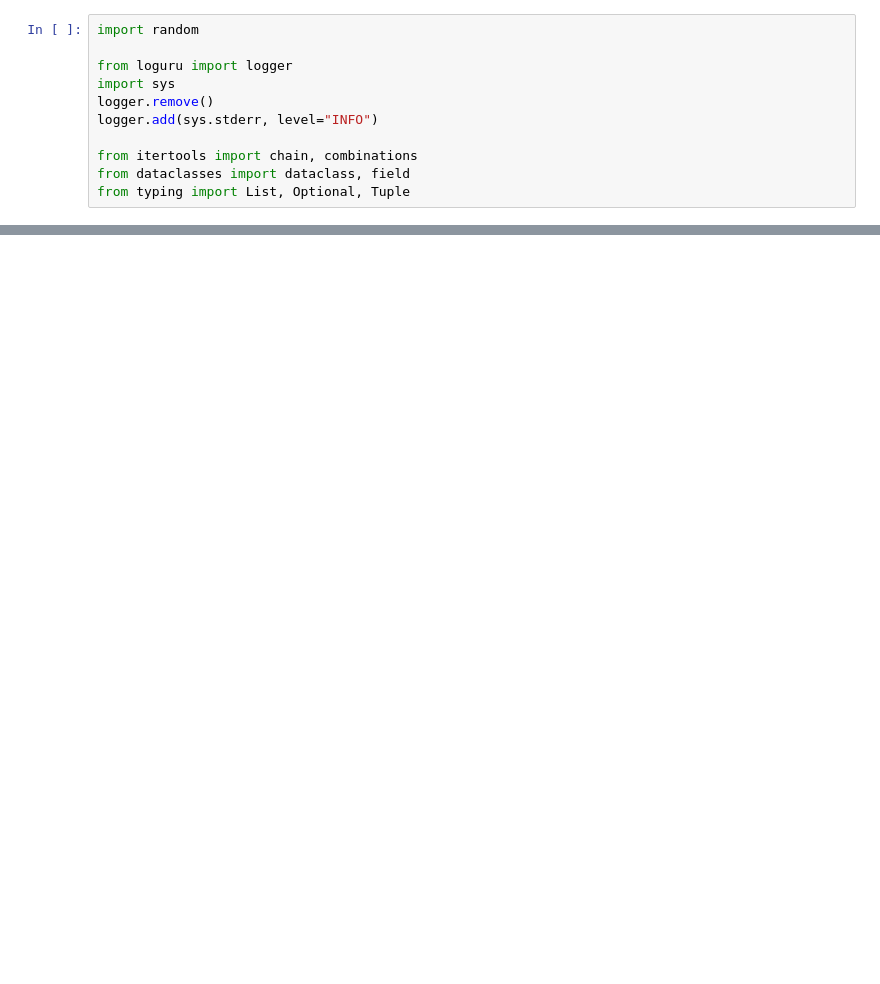
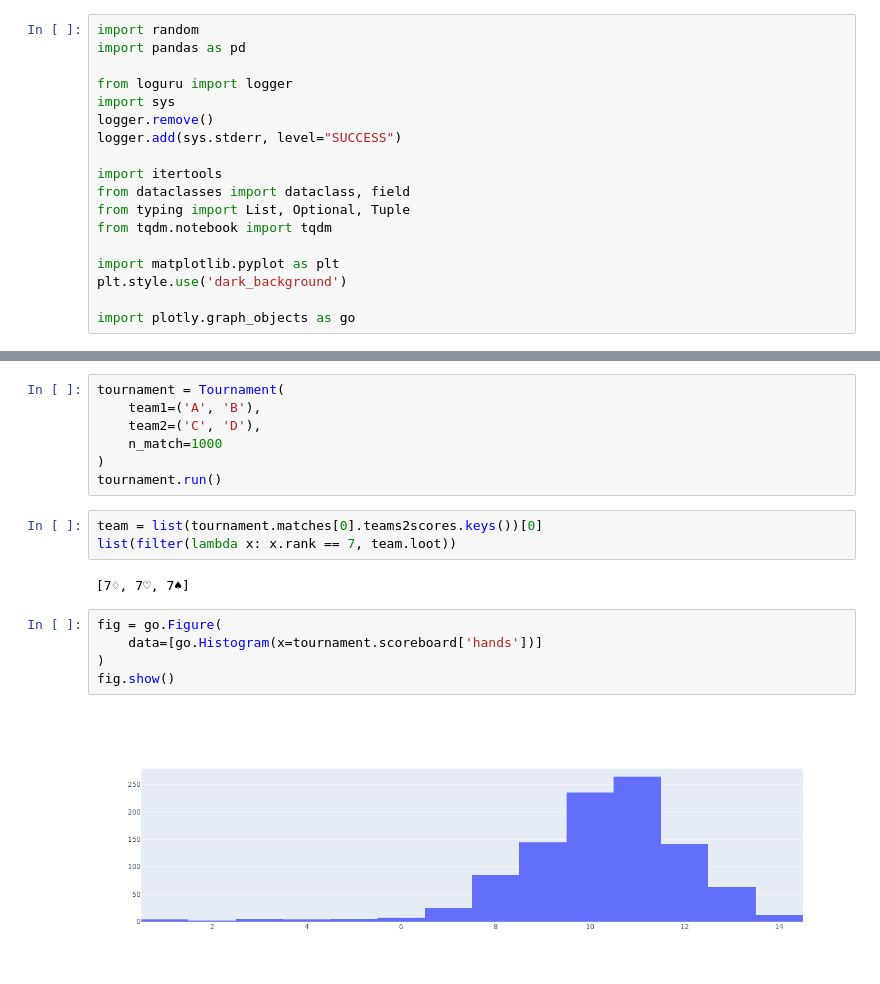
Before and after one commit to a-slice-of-py/scopone-scientifico, a Jupyter notebook: scopone_scientifico.ipynb, the cells around one changed output, grey strips where cells are left out. Saved outputs shown, nothing was run; the diff lists cells and outputs as text; blank space fills up the shorter version.

Commit message:
add tournament

```diff
--- a/scopone_scientifico.ipynb
+++ b/scopone_scientifico.ipynb
@@ -1,14 +1,21 @@
 # %%
 import random
+import pandas as pd
 
 from loguru import logger
 import sys
 logger.remove()
-logger.add(sys.stderr, level="INFO")
+logger.add(sys.stderr, level="SUCCESS")
 
-from itertools import chain, combinations
+import itertools
 from dataclasses import dataclass, field
 from typing import List, Optional, Tuple
+from tqdm.notebook import tqdm
+
+import matplotlib.pyplot as plt
+plt.style.use('dark_background')
+
+import plotly.graph_objects as go
 # %%
 RANKS = {1: 'A', 2: '2', 3: '3', 4: '4', 5: '5', 6: '6', 7: '7', 8: 'J', 9: 'Q', 10: 'K'}
 SUITS = {'P': '♠', 'F': '♣', 'D': '♢', 'C': '♡'}
@@ -231,0 +270,19 @@ match.run()
+# %%
+tournament = Tournament(
+    team1=('A', 'B'),
+    team2=('C', 'D'),
+    n_match=1000
+)
+tournament.run()
+# %%
+team = list(tournament.matches[0].teams2scores.keys())[0]
+list(filter(lambda x: x.rank == 7, team.loot))
+# %% [output]
+[7♢, 7♡, 7♠]
+# %%
+fig = go.Figure(
+    data=[go.Histogram(x=tournament.scoreboard['hands'])]
+)
+fig.show()
+# %% [output]
+[figure, added]
```
Also changed, not shown: parts of 3 cells of this notebook, 1 other file.
